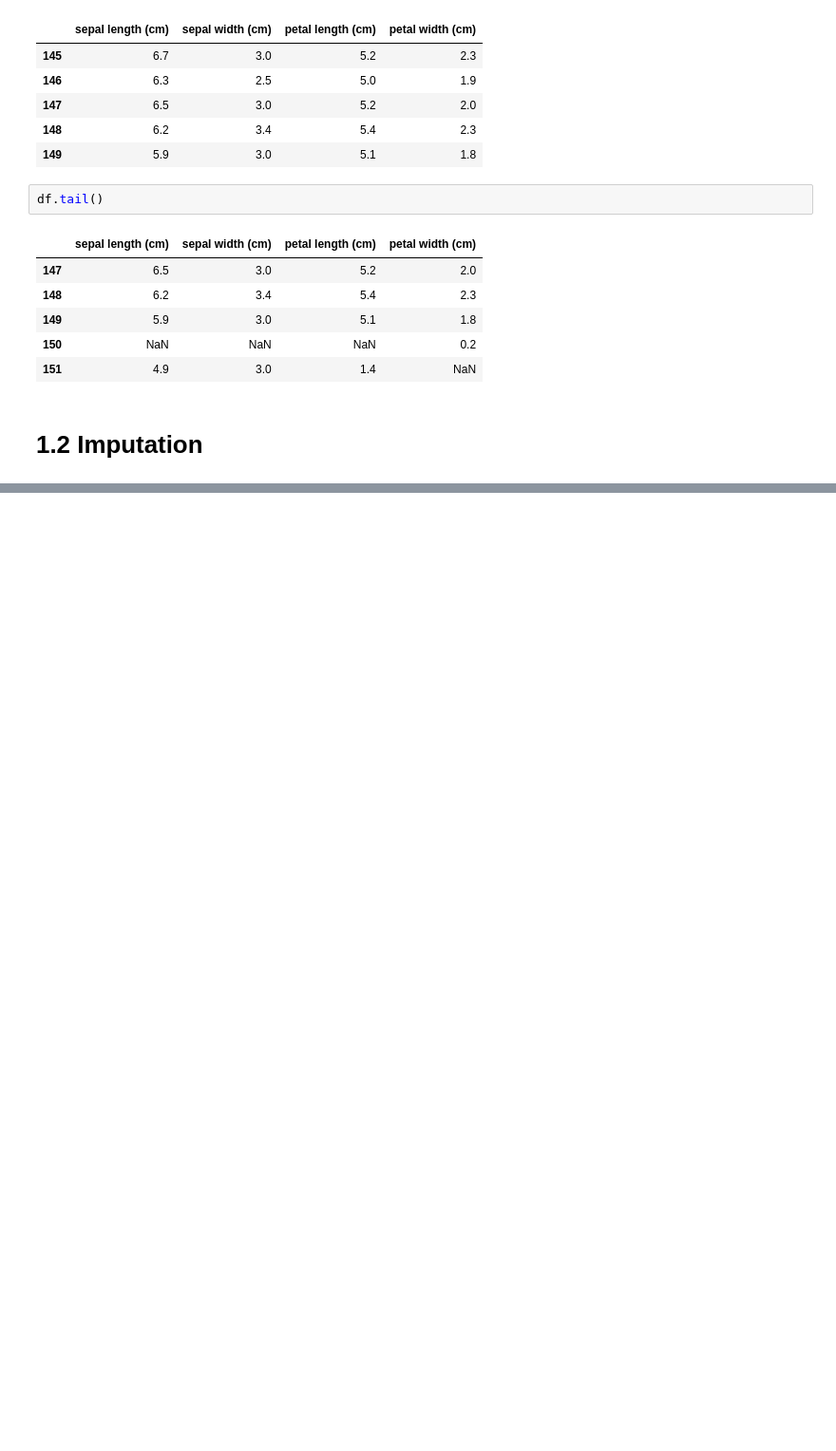
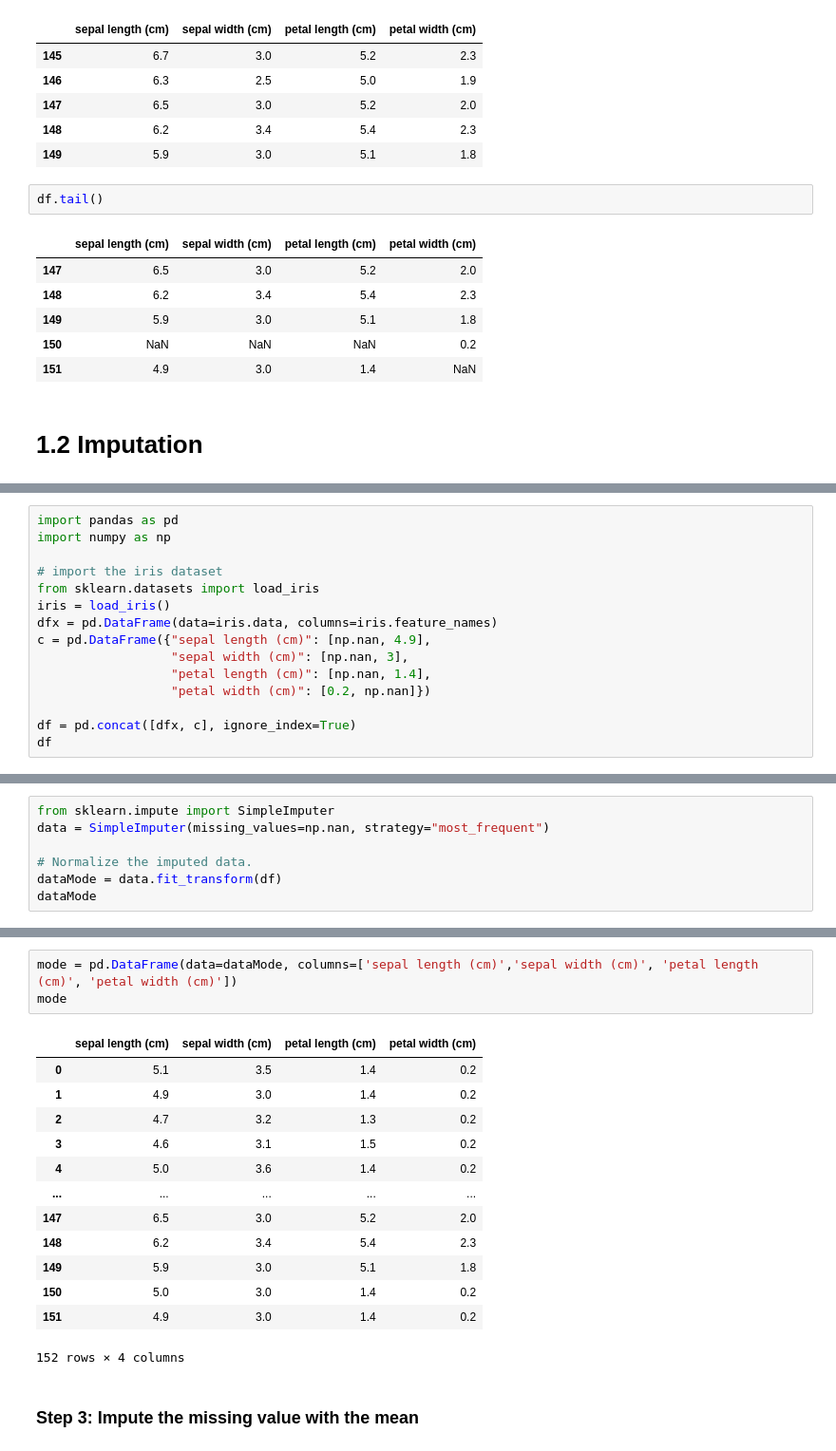
Before and after one commit to Temiloluwa-Oloye/Missing-Value-Processing, a Jupyter notebook: missing_value_processing.ipynb, the cells around one changed output, grey strips where cells are left out. Shown: that part at 95% size. Drawn from its saved outputs; the diff is of its cells as text; blank space fills up the shorter version.

```diff
--- a/missing_value_processing.ipynb
+++ b/missing_value_processing.ipynb
@@ -208,0 +211,15 @@ df.tail()
+# %%
+import pandas as pd
+import numpy as np
+
+# import the iris dataset
+from sklearn.datasets import load_iris
+iris = load_iris()
+dfx = pd.DataFrame(data=iris.data, columns=iris.feature_names)
+c = pd.DataFrame({"sepal length (cm)": [np.nan, 4.9],
+                  "sepal width (cm)": [np.nan, 3],
+                  "petal length (cm)": [np.nan, 1.4],
+                  "petal width (cm)": [0.2, np.nan]})
+
+df = pd.concat([dfx, c], ignore_index=True)
+df
@@ -208,0 +242,7 @@ df.tail()
+# %%
+from sklearn.impute import SimpleImputer
+data = SimpleImputer(missing_values=np.nan, strategy="most_frequent")
+
+# Normalize the imputed data.
+dataMode = data.fit_transform(df)
+dataMode
@@ -208,0 +267,19 @@ df.tail()
+# %%
+mode = pd.DataFrame(data=dataMode, columns=['sepal length (cm)','sepal width (cm)', 'petal length (cm)', 'petal width (cm)'])
+mode
+# %% [output]
+|  | sepal length (cm) | sepal width (cm) | petal length (cm) | petal width (cm) |
+| 0 | 5.1 | 3.5 | 1.4 | 0.2 |
+| 1 | 4.9 | 3.0 | 1.4 | 0.2 |
+| 2 | 4.7 | 3.2 | 1.3 | 0.2 |
+| 3 | 4.6 | 3.1 | 1.5 | 0.2 |
+| 4 | 5.0 | 3.6 | 1.4 | 0.2 |
+| ... | ... | ... | ... | ... |
+| 147 | 6.5 | 3.0 | 5.2 | 2.0 |
+| 148 | 6.2 | 3.4 | 5.4 | 2.3 |
+| 149 | 5.9 | 3.0 | 5.1 | 1.8 |
+| 150 | 5.0 | 3.0 | 1.4 | 0.2 |
+| 151 | 4.9 | 3.0 | 1.4 | 0.2 |
+152 rows × 4 columns
+# %% [markdown]
+### Step 3: Impute the missing value with the mean ###
```
Also changed, not shown: parts of 10 cells of this notebook.
